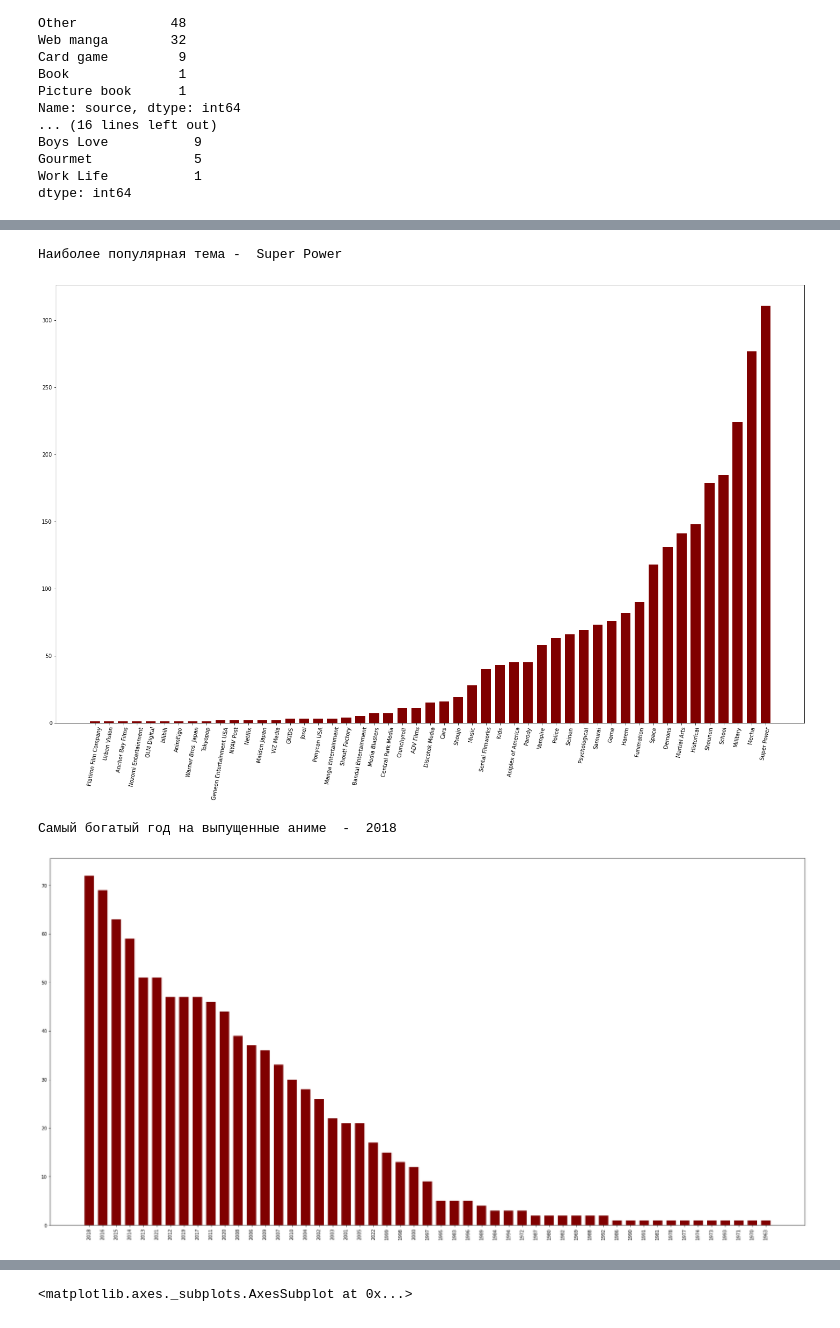
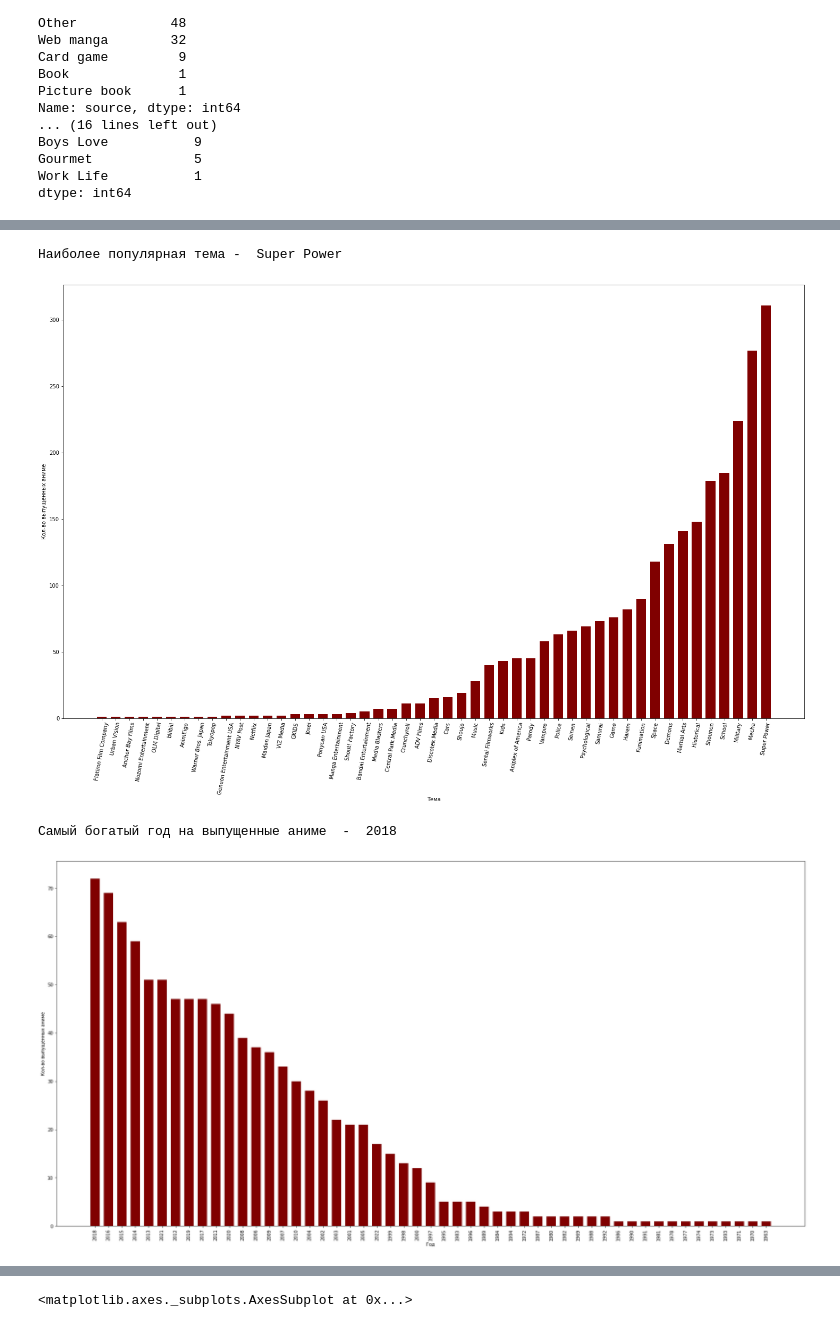
Before and after one commit to Andrew55529/IMDP, a Jupyter notebook: anime.ipynb, the cells around one changed output, grey strips where cells are left out. Saved outputs shown, nothing was run; the diff lists cells and outputs as text; code cells hidden in the pictures.

```diff
--- a/anime.ipynb
+++ b/anime.ipynb
@@ -116,21 +122,25 @@ fig = mpl.figure(figsize = (25, 15))
 mpl.bar(theme_uniq_count.index, theme_uniq_count.values, color ='maroon', width = 0.7)
 mpl.xticks(rotation=80)
 mpl.gca().invert_xaxis()
+mpl.xlabel("Тема")
+mpl.ylabel("Кол-во выпущенных аниме")
 mpl.show    #8d
 print("Наиболее популярная тема - ", theme_uniq_count.index[0])
 # %% [output]
 Наиболее популярная тема -  Super Power
-[figure, old version]
+[figure, new version]
 # %%
 airdate_uniq_count=data["airdate"].str.extract(r'(\d{4})').dropna().value_counts()
 fig = mpl.figure(figsize = (30, 15))
 mpl.bar(airdate_uniq_count.index.get_level_values(0), airdate_uniq_count.values, color ='maroon', width = 0.7)
 mpl.xticks(rotation=90)
+mpl.xlabel("Год")
+mpl.ylabel("Кол-во выпущенных аниме")
 mpl.show    #8e
 print("Самый богатый год на выпущенные аниме  - ", airdate_uniq_count.index[0][0])
 # %% [output]
 Самый богатый год на выпущенные аниме  -  2018
-[figure, old version]
+[figure, new version]
 # %%
 
 ratings = data.groupby(['production'])['rating'].mean().dropna().sort_values()
```
Also changed, not shown: parts of 7 cells of this notebook.
